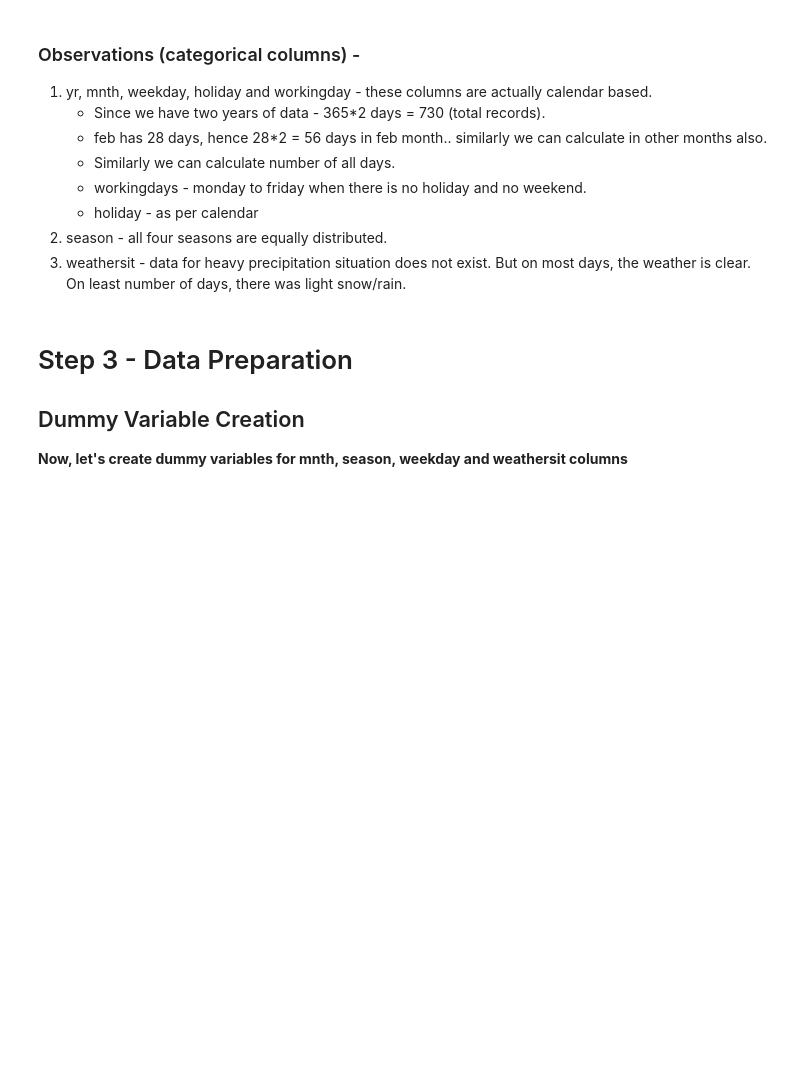
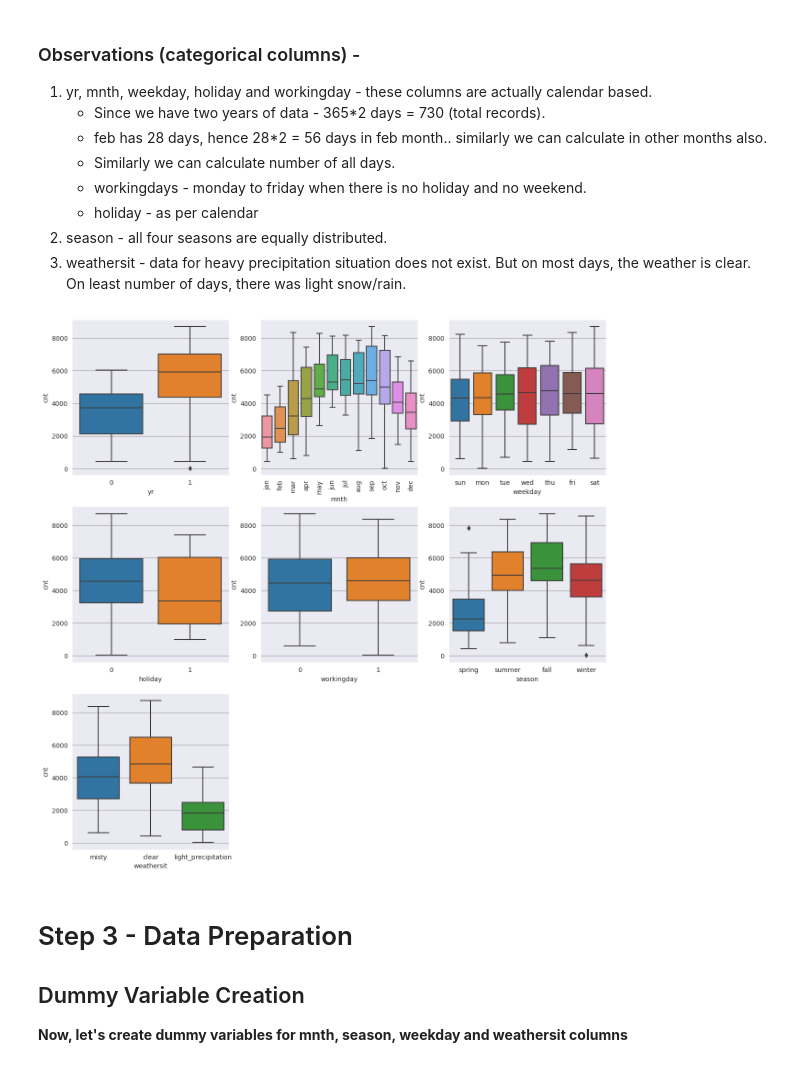
Before and after one commit to Nidhi-Mantri/MLR_Bike_Assignment, a Jupyter notebook: MLR_Bike_Assignment.ipynb, the cells around one changed output. Cells and saved outputs as stored; diff of their text form; code cells hidden in the pictures; blank space fills up the shorter version.

```diff
--- a/MLR_Bike_Assignment.ipynb
+++ b/MLR_Bike_Assignment.ipynb
@@ -397,6 +398,33 @@ plt.show()
     *   holiday - as per calendar
 2. season - all four seasons are equally distributed.
 3. weathersit - data for heavy precipitation situation does not exist. But on most days, the weather is clear. On least number of days, there was light snow/rain.
+# %%
+plt.figure(figsize=(15, 15))
+plt.subplot(3,3,1)
+sns.boxplot(x='yr', y='cnt', data = bike_data)
+
+plt.subplot(3,3,2)
+sns.boxplot(x = 'mnth', y='cnt', data = bike_data)
+plt.xticks(rotation=90)
+
+plt.subplot(3,3,3)
+sns.boxplot(x = 'weekday', y='cnt', data = bike_data, order=["sun", "mon", "tue", "wed", "thu", "fri", "sat"])
+
+plt.subplot(3,3,4)
+sns.boxplot(x = 'holiday', y='cnt', data = bike_data)
+
+plt.subplot(3,3,5)
+sns.boxplot(x='workingday', y='cnt', data = bike_data)
+
+plt.subplot(3,3,6)
+sns.boxplot(x = 'season', y='cnt', data = bike_data)
+
+plt.subplot(3,3,7)
+sns.boxplot(x = 'weathersit', y='cnt', data = bike_data)
+
+plt.show()
+# %% [output]
+[figure, added]
 # %% [markdown]
 # Step 3 - Data Preparation
 ## Dummy Variable Creation
```
Also changed, not shown: parts of 24 cells of this notebook.
